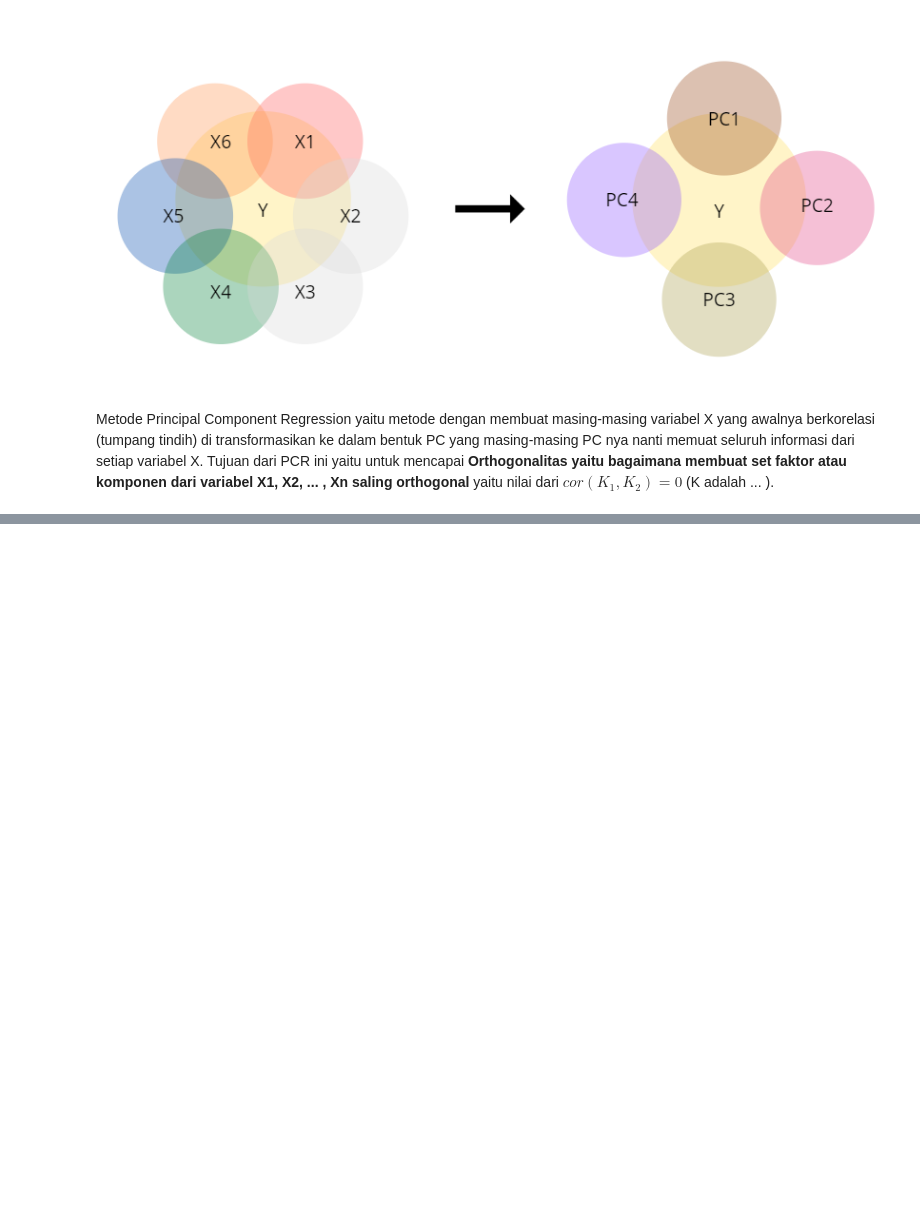
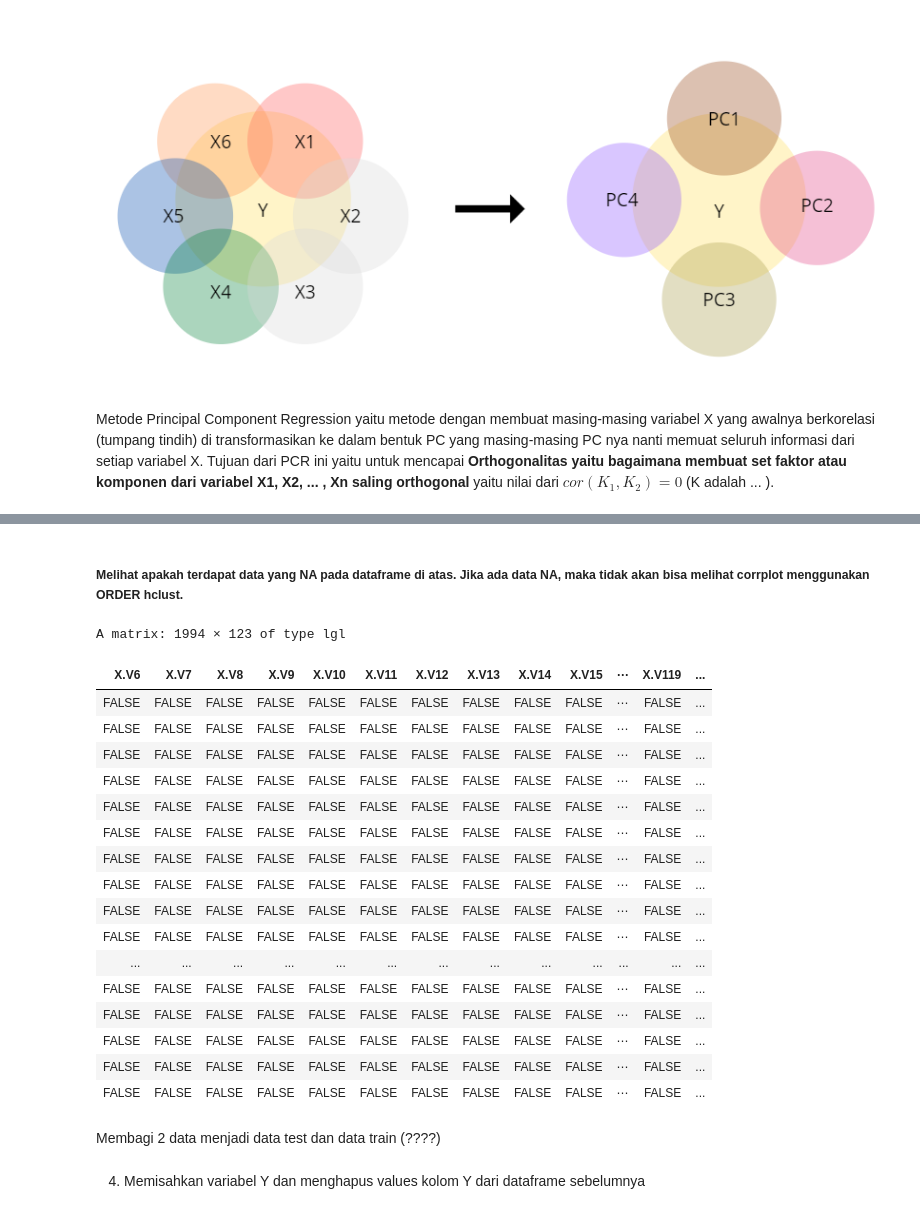
Before and after one commit to JuzmaFR/Analisis-Regresi-Catatan-Kuliah, a Jupyter notebook: Analisis Regresi.ipynb, the cells around one changed output, grey strips where cells are left out. Cells and saved outputs as stored; diff of their text form; code cells hidden in the pictures; blank space fills up the shorter version.

```diff
--- a/Analisis Regresi.ipynb
+++ b/Analisis Regresi.ipynb
@@ -233,0 +286,5 @@ A data.frame: 1993 × 128
+# %%
+df[df == "?"] <- 0;
+colnames(df2)[128] = 'y';
+crimeData <- as.data.frame(df2[,6:128]);
+head(crimeData);
@@ -234,3 +301,30 @@ A data.frame: 1993 × 128
+# %% [markdown]
+##### Melihat apakah terdapat data yang NA pada dataframe di atas. Jika ada data NA, maka tidak akan bisa melihat corrplot menggunakan ORDER hclust.
+# %%
+is.na(crimeData)
+# %% [output]
+A matrix: 1994 × 123 of type lgl
+| X.V6 | X.V7 | X.V8 | X.V9 | X.V10 | X.V11 | X.V12 | X.V13 | X.V14 | X.V15 | ⋯ | X.V119 | ... |
+| FALSE | FALSE | FALSE | FALSE | FALSE | FALSE | FALSE | FALSE | FALSE | FALSE | ⋯ | FALSE | ... |
+| FALSE | FALSE | FALSE | FALSE | FALSE | FALSE | FALSE | FALSE | FALSE | FALSE | ⋯ | FALSE | ... |
+| FALSE | FALSE | FALSE | FALSE | FALSE | FALSE | FALSE | FALSE | FALSE | FALSE | ⋯ | FALSE | ... |
+| FALSE | FALSE | FALSE | FALSE | FALSE | FALSE | FALSE | FALSE | FALSE | FALSE | ⋯ | FALSE | ... |
+| FALSE | FALSE | FALSE | FALSE | FALSE | FALSE | FALSE | FALSE | FALSE | FALSE | ⋯ | FALSE | ... |
+| FALSE | FALSE | FALSE | FALSE | FALSE | FALSE | FALSE | FALSE | FALSE | FALSE | ⋯ | FALSE | ... |
+| FALSE | FALSE | FALSE | FALSE | FALSE | FALSE | FALSE | FALSE | FALSE | FALSE | ⋯ | FALSE | ... |
+| FALSE | FALSE | FALSE | FALSE | FALSE | FALSE | FALSE | FALSE | FALSE | FALSE | ⋯ | FALSE | ... |
+| FALSE | FALSE | FALSE | FALSE | FALSE | FALSE | FALSE | FALSE | FALSE | FALSE | ⋯ | FALSE | ... |
+| FALSE | FALSE | FALSE | FALSE | FALSE | FALSE | FALSE | FALSE | FALSE | FALSE | ⋯ | FALSE | ... |
+| ... | ... | ... | ... | ... | ... | ... | ... | ... | ... | ... | ... | ... |
+| FALSE | FALSE | FALSE | FALSE | FALSE | FALSE | FALSE | FALSE | FALSE | FALSE | ⋯ | FALSE | ... |
+| FALSE | FALSE | FALSE | FALSE | FALSE | FALSE | FALSE | FALSE | FALSE | FALSE | ⋯ | FALSE | ... |
+| FALSE | FALSE | FALSE | FALSE | FALSE | FALSE | FALSE | FALSE | FALSE | FALSE | ⋯ | FALSE | ... |
+| FALSE | FALSE | FALSE | FALSE | FALSE | FALSE | FALSE | FALSE | FALSE | FALSE | ⋯ | FALSE | ... |
+| FALSE | FALSE | FALSE | FALSE | FALSE | FALSE | FALSE | FALSE | FALSE | FALSE | ⋯ | FALSE | ... |
+# %% [markdown]
+Membagi 2 data menjadi data test dan data train (????)
 # %%
 crimeData.test <- crimeData[1451:1994,]
 crimeData.descr <- crimeData[1:1450,]
+# %% [markdown]
+4. Memisahkan variabel Y dan menghapus values kolom Y dari dataframe sebelumnya
```
Also changed, not shown: parts of 50 cells of this notebook.
